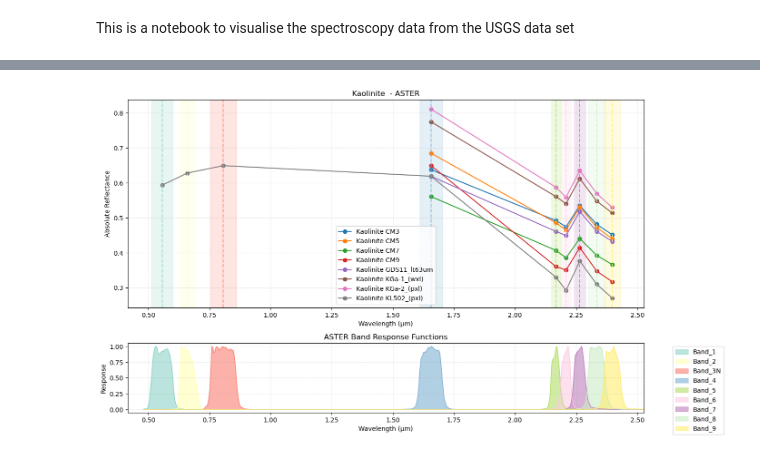
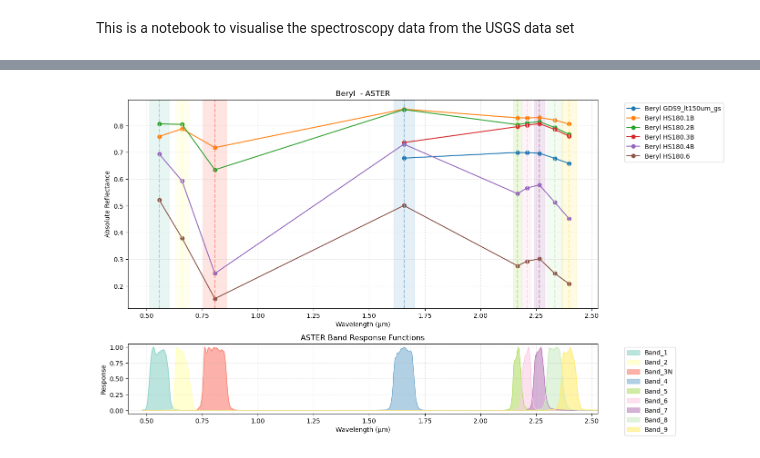
Before and after one commit to Skylar-TyZhang/EX-spec, a Jupyter notebook: spectral_lib_ascii.ipynb, the cells around one changed output, grey strips where cells are left out. Cells and saved outputs as stored; diff of their text form; code cells hidden in the pictures.

Commit message:
Changed the legend location of the main plot for mineral spectrum.

```diff
--- a/spectral_lib_ascii.ipynb
+++ b/spectral_lib_ascii.ipynb
@@ -9,8 +9,6 @@ from pathlib import Path
 import re
 import glob
 # %%
-
-
 class USGSSatelliteSpectra:
     def __init__(self, base_dir, satellite='ASTER'):
         """
@@ -566,9 +564,9 @@ class USGSSatelliteSpectra:
         else:
             ax1.set_ylabel('Value')
 
-        ax1.set_title(f"{metadata['material']}  - {self.satellite}")
+        ax1.set_title(f"{metadata['material']} - {self.satellite}")
         ax1.grid(True, linestyle='--', alpha=0.3)
-        ax1.legend()
+        ax1.legend(bbox_to_anchor=(1.05, 1), loc='upper left')
 
         # Plot band response functions if requested and available
         if show_response_functions and ax2 is not None and self.bands and self.wavelengths_hp is not None:
@@ -606,7 +604,7 @@ class USGSSatelliteSpectra:
 # %%
 # Example usage
 aster_speclib = USGSSatelliteSpectra('ASCIIdata')
-aster_minerals = aster_speclib.load_minerals()
+#aster_minerals = aster_speclib.load_minerals()
 aster_speclib.spectra = aster_minerals
 # aster_speclib.plot_mineral_family('kaolinite')
 aster_band_info = aster_speclib.get_band_info()
@@ -639,12 +634,12 @@ aster_speclib.plot_band_responses_detailed()
 # %%
 # Plot spectrum with band overlays
 # Get a kaolinite sample
 
 # Plot with all band information
-aster_speclib.plot_spectrum_with_bands('kaolinite',
+aster_speclib.plot_spectrum_with_bands('Beryl',
                                  show_response_functions=True,
                                  show_band_centers=True,
                                  show_band_ranges=True)
 plt.show()
 # %% [output]
-[figure, old version]
+[figure, new version]
```
Also changed, not shown: parts of 1 cell of this notebook.
